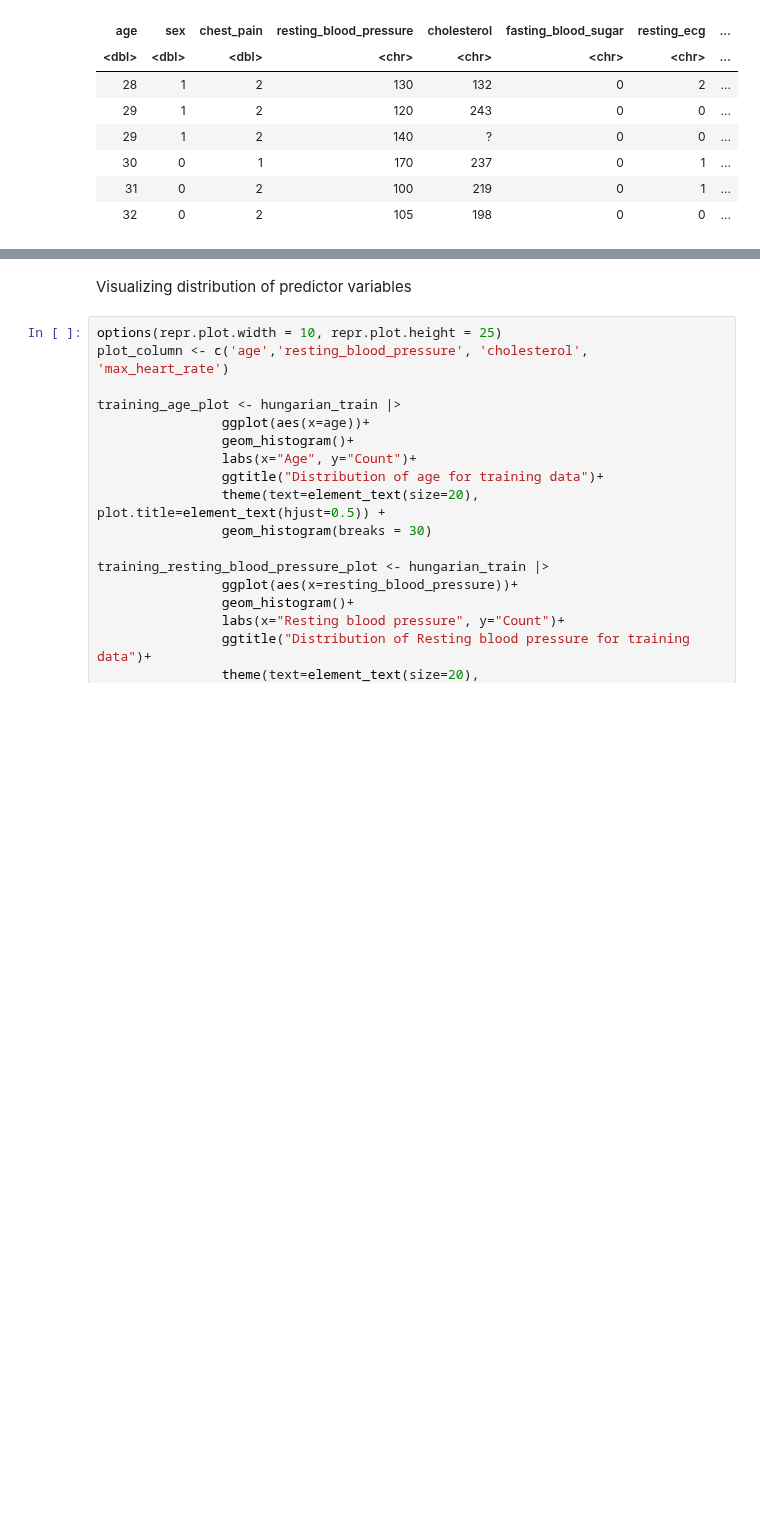
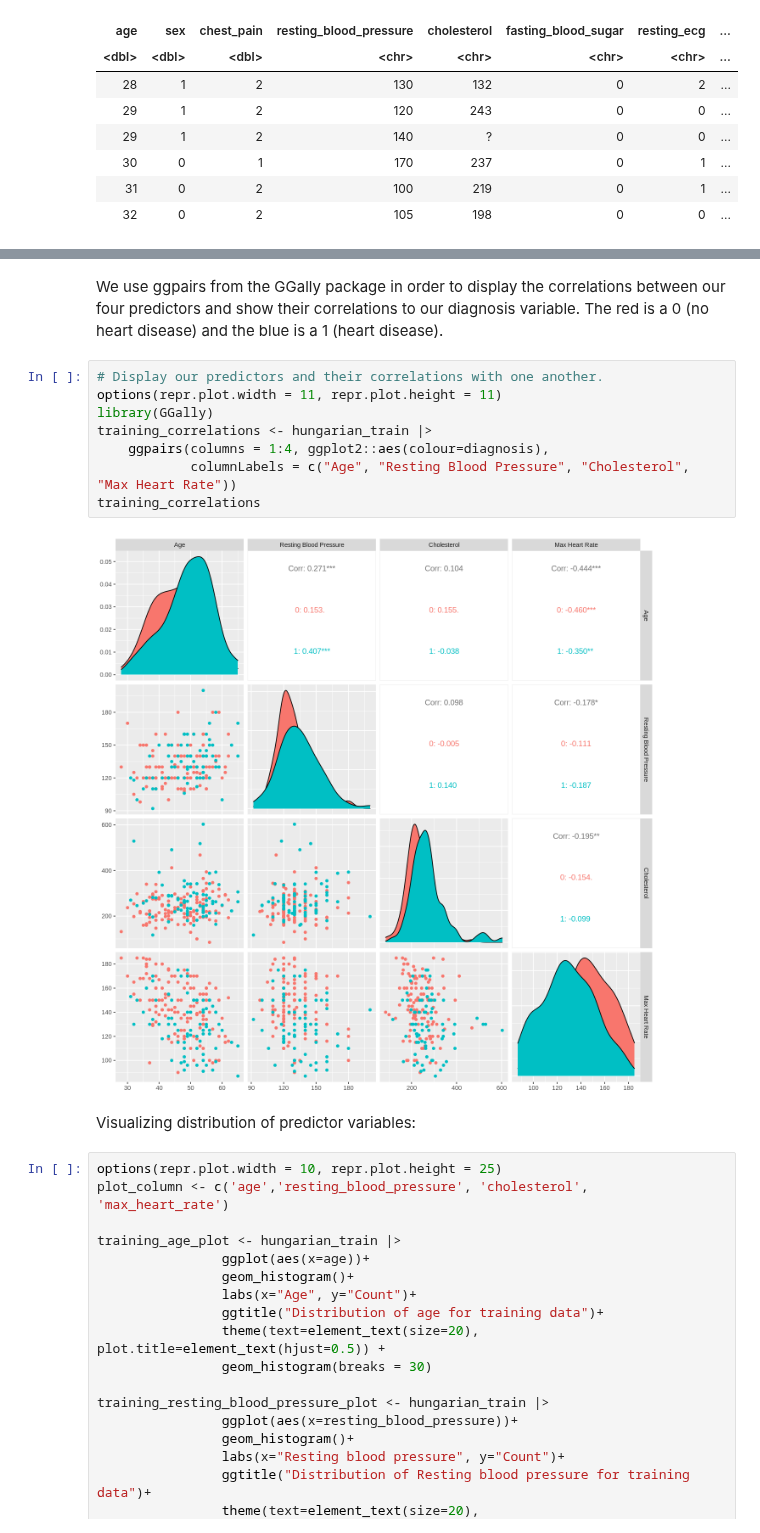
Before and after one commit to elshire7311/dsci100_group73, a Jupyter notebook: heart_analysis.ipynb, the cells around one changed output, grey strips where cells are left out. Drawn from its saved outputs; the diff is of its cells as text; blank space fills up the shorter version.

Commit message:
Avery made ggpairs correlation plot and did some editing on the writing

```diff
--- a/heart_analysis.ipynb
+++ b/heart_analysis.ipynb
@@ -174,8 +162,20 @@ A tibble: 2 × 7
 | <fct> | <int> | <dbl> | <dbl> | <dbl> | <dbl> | ... |
 | 0 | 126 | 62.68657 | 46.77778 | 129.7619 | 238.4921 | ... |
 | 1 | 75 | 37.31343 | 49.36000 | 134.7600 | 274.4667 | ... |
+# %% [markdown]
+We use ggpairs from the GGally package in order to display the correlations between our four predictors and show their correlations to our diagnosis variable. The red is a 0 (no heart disease) and the blue is a 1 (heart disease).
+# %%
+# Display our predictors and their correlations with one another.
+options(repr.plot.width = 11, repr.plot.height = 11)
+library(GGally)
+training_correlations <- hungarian_train |>
+    ggpairs(columns = 1:4, ggplot2::aes(colour=diagnosis),
+            columnLabels = c("Age", "Resting Blood Pressure", "Cholesterol", "Max Heart Rate"))
+training_correlations
+# %% [output]
+[figure, added]
 # %% [markdown]
-Visualizing distribution of predictor variables
+Visualizing distribution of predictor variables:
 # %%
 options(repr.plot.width = 10, repr.plot.height = 25)
 plot_column <- c('age','resting_blood_pressure', 'cholesterol', 'max_heart_rate')
```
Also changed, not shown: parts of 25 cells of this notebook.
